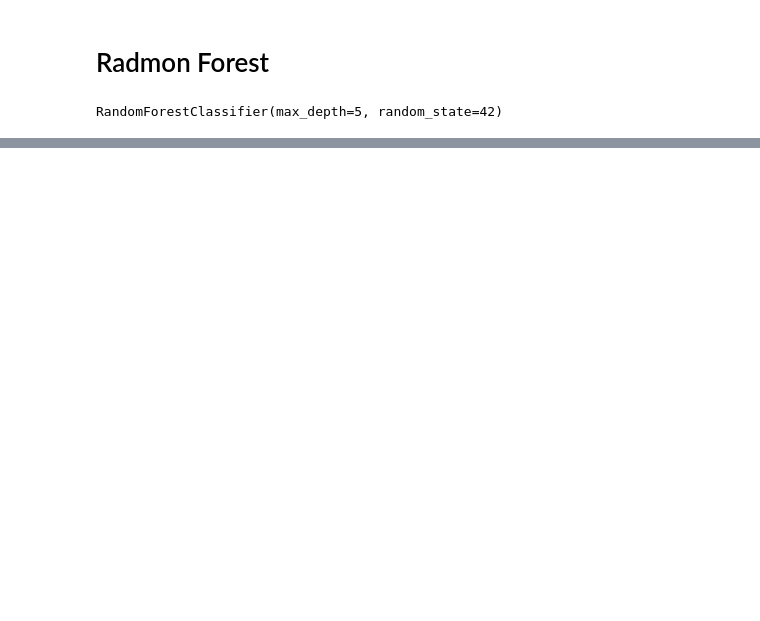
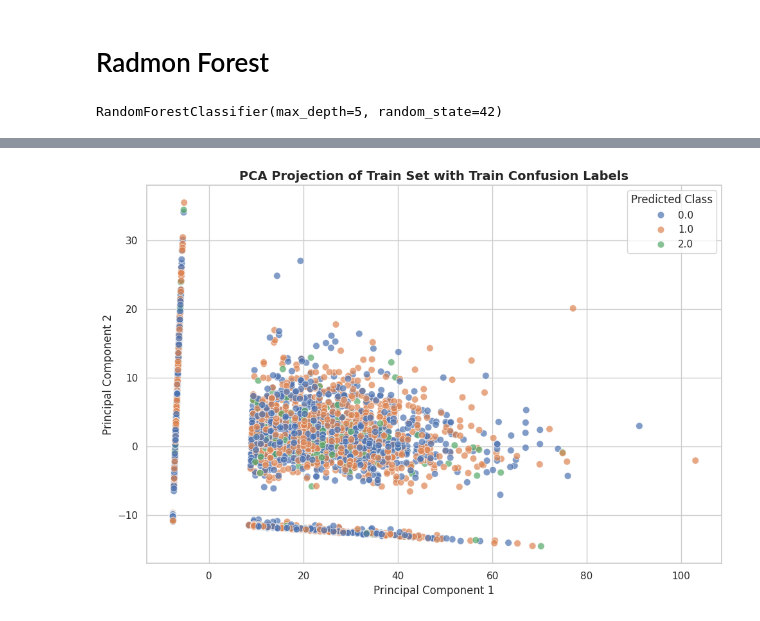
Before and after one commit to NFL-Data-Bowl/nfl-data-bowl, a Jupyter notebook: Code/Modeling/random_forest.ipynb, the cells around one changed output, grey strips where cells are left out. Cells and saved outputs as stored; diff of their text form; code cells hidden in the pictures; blank space fills up the shorter version.

```diff
--- a/Code/Modeling/random_forest.ipynb
+++ b/Code/Modeling/random_forest.ipynb
@@ -143,0 +258,26 @@ weighted avg       0.40      0.44      0.30      3225
+# %%
+from sklearn.decomposition import PCA
+
+# Assuming X_test and y_pred are already defined in the user's environment
+
+# Apply PCA to reduce to 2 components
+pca = PCA(n_components=2)
+X_test_pca = pca.fit_transform(X_train)
+
+# Create a DataFrame for plotting
+pca_df = pd.DataFrame(X_test_pca, columns=["PC1", "PC2"])
+pca_df["Predicted Confusion"] = y_train
+
+# Plotting
+plt.figure(figsize=(10, 7))
+sns.set_theme(style="whitegrid", palette="colorblind")
+sns.scatterplot(data=pca_df, x="PC1", y="PC2", hue="Predicted Confusion", palette="deep", alpha=0.7, s=60)
+
+plt.title("PCA Projection of Train Set with Train Confusion Labels", fontsize=14, weight='bold')
+plt.xlabel("Principal Component 1")
+plt.ylabel("Principal Component 2")
+plt.legend(title="Predicted Class", loc='best')
+plt.tight_layout()
+plt.show()
+# %% [output]
+[figure, added]
```
Also changed, not shown: parts of 14 cells of this notebook.
